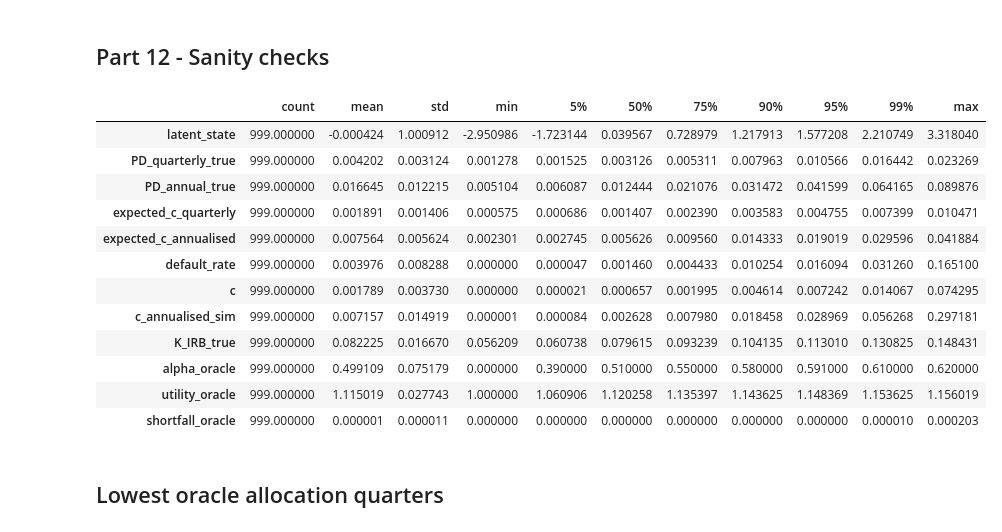
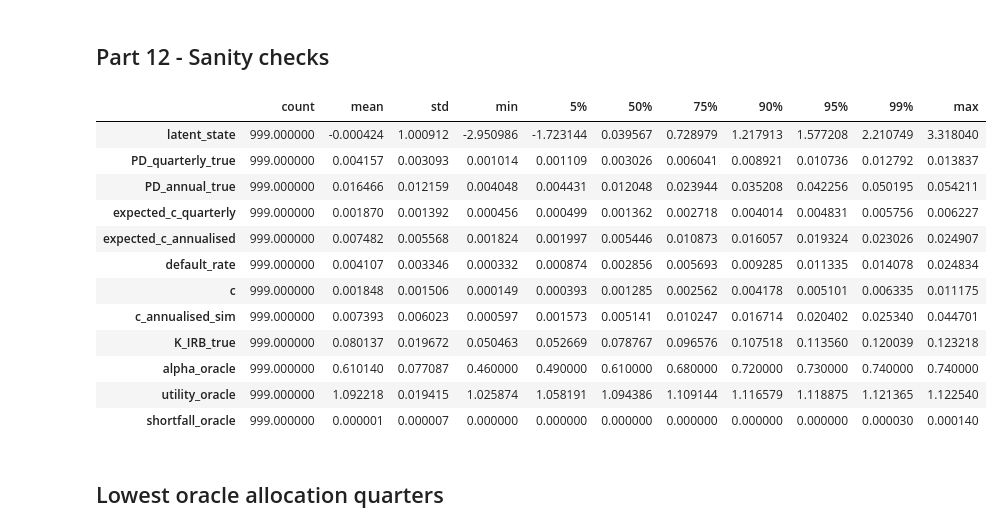
Before and after one commit to okeeffe-hannah/Decision_Focused_Learning_for_Capital_Allocation, a Jupyter notebook: simulation/notebooks/01_simulate_pd_panel.ipynb, the cells around one changed output. Drawn from its saved outputs; the diff is of its cells as text; code cells hidden in the pictures.

```diff
--- a/simulation/notebooks/01_simulate_pd_panel.ipynb
+++ b/simulation/notebooks/01_simulate_pd_panel.ipynb
@@ -191,14 +197,22 @@ def maturity_adjustment(pd_annual, M=2.5):
     return (1 + (M - 2.5) * b) / (1 - 1.5 * b)
 
 
-def k_irb(pd_annual, lgd=0.45, M=2.5):
-    """Basel IRB capital requirement per unit exposure using annual PD."""
+def k_irb(pd_annual, lgd=0.45, M=2.5, apply_floor=None):
+    """Basel IRB capital requirement per unit exposure using annual PD.
+
+    Matches the empirical PTO notebook: corporate PD floor applied before the
+    correlation/maturity terms, and the requirement is floored at zero.
+    """
+    if apply_floor is None:
+        apply_floor = APPLY_PD_FLOOR
     pd_annual = clip_pd(pd_annual)
+    if apply_floor:
+        pd_annual = np.maximum(pd_annual, PD_FLOOR)
     R = basel_R(pd_annual)
     numerator = norm.ppf(pd_annual) + np.sqrt(R) * norm.ppf(0.999)
     denominator = np.sqrt(1 - R)
     unexpected_loss = norm.cdf(numerator / denominator) - pd_annual
-    return lgd * unexpected_loss * maturity_adjustment(pd_annual, M=M)
+    return np.maximum(lgd * unexpected_loss * maturity_adjustment(pd_annual, M=M), 0.0)
 # %% [markdown]
 ## Part 4 - Vasicek quarterly default-rate sampler
 # %%
@@ -318,16 +342,6 @@ def calibrate_pd_beta_grid(latent_df, hist_pd_quarterly, pd_min, pd_max, beta2):
     return best
 
 
-if AUTO_CALIBRATE_PD:
-    calibration = calibrate_pd_beta_grid(latent, hist_pd_quarterly, pd_min, pd_max, beta2)
-    beta0 = calibration["beta0"]
-    beta1 = calibration["beta1"]
-    print("Auto-calibrated quarterly PD beta parameters:")
-    print(calibration)
-else:
-    print("Using hand-set quarterly PD beta parameters.")
-
-
 df["PD_quarterly_true"] = quarterly_pd_from_latent(df, beta0, beta1, beta2, pd_min, pd_max)
 df["PD_annual_true"] = 1 - (1 - df["PD_quarterly_true"]) ** 4
 
@@ -397,8 +409,18 @@ df[["t", "PD_annual_true", "R_true", "K_IRB_true"]].head()
 # %% [markdown]
 ## Part 10 - Allocation objective and oracle allocation
 # %%
-def realised_utility(alpha, c, k_irb_true, K1=1.0, ell=5.0, y_bar=0.028, lambda_shortfall=10.0):
-    """Realised utility with a linear shortfall penalty."""
+def realised_utility(alpha, c, k_irb_true, K1=K1, ell=ell, y_bar=Y_BAR, lambda_shortfall=lambda_shortfall):
+    """Realised utility with a linear shortfall penalty.
+
+    Defaults are the module constants so the function cannot silently diverge from the
+    calibration cell.
+
+    Buffer semantics (intentional): committed capital alpha*K1 is excluded from the
+    available buffer. Algebraically identical to requiring K_IRB plus a fixed management
+    buffer add-on of 1/ell per unit exposure; this is what makes the capital constraint
+    bind in the interior of the alpha grid (without it the constraint never binds on
+    [0, 1] and the allocation decision is degenerate at alpha = 1).
+    """
     exposure = ell * alpha * K1
     terminal_capital = K1 + exposure * (y_bar - c)
     committed_capital = alpha * K1
@@ -527,6 +625,8 @@ assert df["R_true"].between(0, 1).all()
 assert (df["K_IRB_true"] >= 0).all()
 assert df["alpha_oracle"].between(0, 1).all()
 assert (df["shortfall_oracle"] >= 0).all()
+assert df["alpha_bayes"].between(0, 1).all()
+assert (df["regret_bayes_vs_oracle"] >= -1e-10).all()
 
 for forbidden in [
     "PD_quarterly_true",
@@ -534,44 +634,44 @@ for forbidden in [
     "PD_true",
     "expected_c_quarterly",
     "expected_c_annualised",
     "c_annualised_sim",
     "K_IRB_true",
     "alpha_oracle",
     "latent_state",
 ]:
     assert forbidden not in feature_cols
 
 summary_cols = [
     "latent_state",
     "PD_quarterly_true",
     "PD_annual_true",
     "expected_c_quarterly",
     "expected_c_annualised",
     "default_rate",
     "c",
     "c_annualised_sim",
     "K_IRB_true",
     "alpha_oracle",
     "utility_oracle",
     "shortfall_oracle",
 ]
 
 summary_table = df[summary_cols].describe(percentiles=[0.05, 0.50, 0.75, 0.90, 0.95, 0.99]).T
 summary_table
 # %% [output]
 |  | count | mean | std | min | 5% | 50% | 75% | 90% | 95% | 99% | max |
 | latent_state | 999.000000 | -0.000424 | 1.000912 | -2.950986 | -1.723144 | 0.039567 | 0.728979 | 1.217913 | 1.577208 | 2.210749 | 3.318040 |
-| PD_quarterly_true | 999.000000 | 0.004202 | 0.003124 | 0.001278 | 0.001525 | 0.003126 | 0.005311 | 0.007963 | 0.010566 | 0.016442 | 0.023269 |
-| PD_annual_true | 999.000000 | 0.016645 | 0.012215 | 0.005104 | 0.006087 | 0.012444 | 0.021076 | 0.031472 | 0.041599 | 0.064165 | 0.089876 |
-| expected_c_quarterly | 999.000000 | 0.001891 | 0.001406 | 0.000575 | 0.000686 | 0.001407 | 0.002390 | 0.003583 | 0.004755 | 0.007399 | 0.010471 |
-| expected_c_annualised | 999.000000 | 0.007564 | 0.005624 | 0.002301 | 0.002745 | 0.005626 | 0.009560 | 0.014333 | 0.019019 | 0.029596 | 0.041884 |
-| default_rate | 999.000000 | 0.003976 | 0.008288 | 0.000000 | 0.000047 | 0.001460 | 0.004433 | 0.010254 | 0.016094 | 0.031260 | 0.165100 |
-| c | 999.000000 | 0.001789 | 0.003730 | 0.000000 | 0.000021 | 0.000657 | 0.001995 | 0.004614 | 0.007242 | 0.014067 | 0.074295 |
-| c_annualised_sim | 999.000000 | 0.007157 | 0.014919 | 0.000001 | 0.000084 | 0.002628 | 0.007980 | 0.018458 | 0.028969 | 0.056268 | 0.297181 |
-| K_IRB_true | 999.000000 | 0.082225 | 0.016670 | 0.056209 | 0.060738 | 0.079615 | 0.093239 | 0.104135 | 0.113010 | 0.130825 | 0.148431 |
-| alpha_oracle | 999.000000 | 0.499109 | 0.075179 | 0.000000 | 0.390000 | 0.510000 | 0.550000 | 0.580000 | 0.591000 | 0.610000 | 0.620000 |
-| utility_oracle | 999.000000 | 1.115019 | 0.027743 | 1.000000 | 1.060906 | 1.120258 | 1.135397 | 1.143625 | 1.148369 | 1.153625 | 1.156019 |
-| shortfall_oracle | 999.000000 | 0.000001 | 0.000011 | 0.000000 | 0.000000 | 0.000000 | 0.000000 | 0.000000 | 0.000000 | 0.000010 | 0.000203 |
+| PD_quarterly_true | 999.000000 | 0.004157 | 0.003093 | 0.001014 | 0.001109 | 0.003026 | 0.006041 | 0.008921 | 0.010736 | 0.012792 | 0.013837 |
+| PD_annual_true | 999.000000 | 0.016466 | 0.012159 | 0.004048 | 0.004431 | 0.012048 | 0.023944 | 0.035208 | 0.042256 | 0.050195 | 0.054211 |
+| expected_c_quarterly | 999.000000 | 0.001870 | 0.001392 | 0.000456 | 0.000499 | 0.001362 | 0.002718 | 0.004014 | 0.004831 | 0.005756 | 0.006227 |
+| expected_c_annualised | 999.000000 | 0.007482 | 0.005568 | 0.001824 | 0.001997 | 0.005446 | 0.010873 | 0.016057 | 0.019324 | 0.023026 | 0.024907 |
+| default_rate | 999.000000 | 0.004107 | 0.003346 | 0.000332 | 0.000874 | 0.002856 | 0.005693 | 0.009285 | 0.011335 | 0.014078 | 0.024834 |
+| c | 999.000000 | 0.001848 | 0.001506 | 0.000149 | 0.000393 | 0.001285 | 0.002562 | 0.004178 | 0.005101 | 0.006335 | 0.011175 |
+| c_annualised_sim | 999.000000 | 0.007393 | 0.006023 | 0.000597 | 0.001573 | 0.005141 | 0.010247 | 0.016714 | 0.020402 | 0.025340 | 0.044701 |
+| K_IRB_true | 999.000000 | 0.080137 | 0.019672 | 0.050463 | 0.052669 | 0.078767 | 0.096576 | 0.107518 | 0.113560 | 0.120039 | 0.123218 |
+| alpha_oracle | 999.000000 | 0.610140 | 0.077087 | 0.460000 | 0.490000 | 0.610000 | 0.680000 | 0.720000 | 0.730000 | 0.740000 | 0.740000 |
+| utility_oracle | 999.000000 | 1.092218 | 0.019415 | 1.025874 | 1.058191 | 1.094386 | 1.109144 | 1.116579 | 1.118875 | 1.121365 | 1.122540 |
+| shortfall_oracle | 999.000000 | 0.000001 | 0.000007 | 0.000000 | 0.000000 | 0.000000 | 0.000000 | 0.000000 | 0.000000 | 0.000030 | 0.000140 |
 # %% [markdown]
 ## Lowest oracle allocation quarters
 # %%
```
Also changed, not shown: parts of 21 cells of this notebook, 17 other files.
